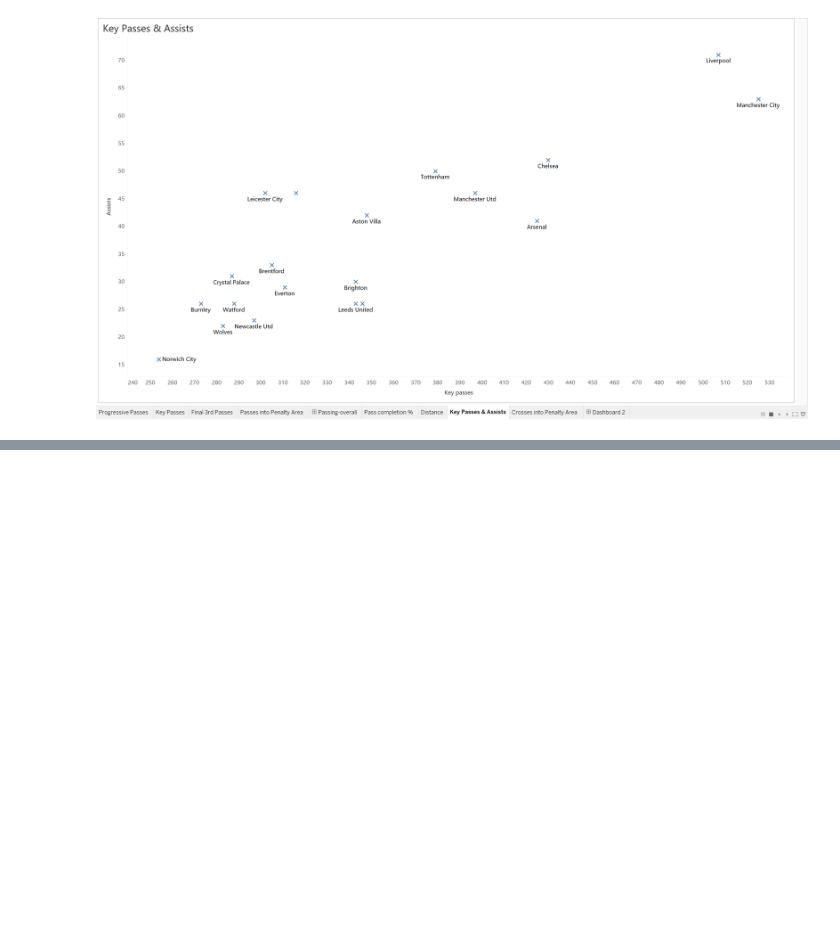
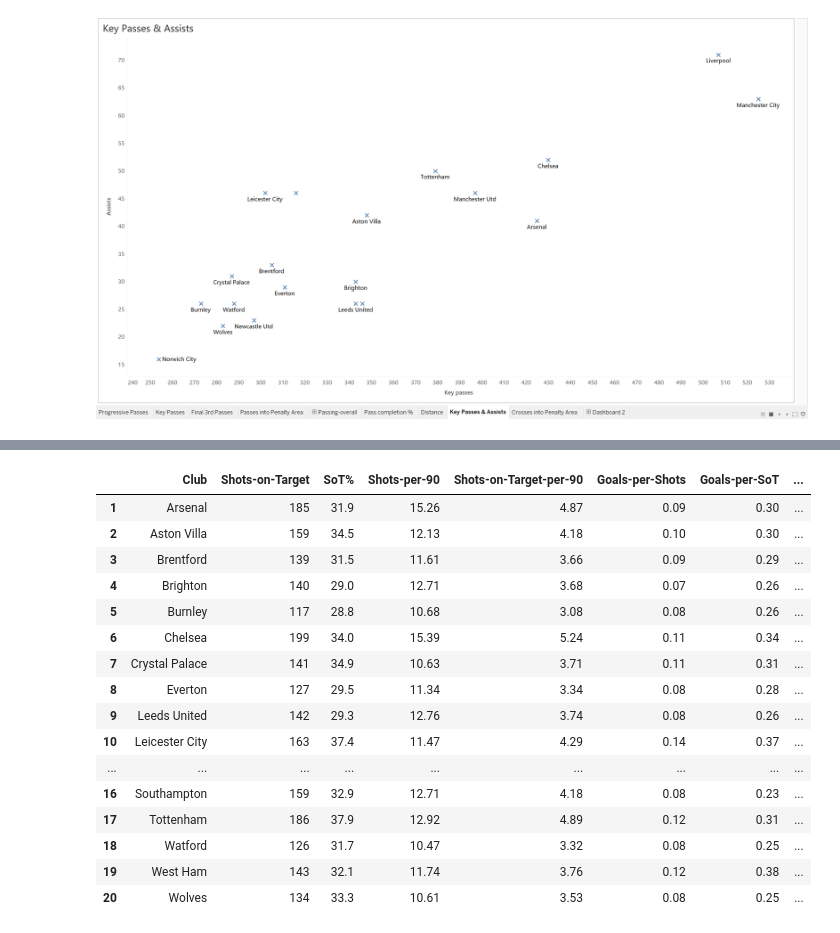
Before and after one commit to htuteja04/EDA, a Jupyter notebook: Notebooks/PL.ipynb, the cells around one changed output, grey strips where cells are left out. Cells and saved outputs as stored; diff of their text form; code cells hidden in the pictures; blank space fills up the shorter version.

```diff
--- a/Notebooks/PL.ipynb
+++ b/Notebooks/PL.ipynb
@@ -813,0 +888,22 @@ Passing.to_csv('../Datasets/PL/Passing-mod.csv')
+# %%
+Shooting = Shooting.drop(Shooting.iloc[:,1:3],axis=1)
+# %%
+Shooting
+# %% [output]
+|  | Club | Shots-on-Target | SoT% | Shots-per-90 | Shots-on-Target-per-90 | Goals-per-Shots | Goals-per-SoT | ... |
+| 1 | Arsenal | 185 | 31.9 | 15.26 | 4.87 | 0.09 | 0.30 | ... |
+| 2 | Aston Villa | 159 | 34.5 | 12.13 | 4.18 | 0.10 | 0.30 | ... |
+| 3 | Brentford | 139 | 31.5 | 11.61 | 3.66 | 0.09 | 0.29 | ... |
+| 4 | Brighton | 140 | 29.0 | 12.71 | 3.68 | 0.07 | 0.26 | ... |
+| 5 | Burnley | 117 | 28.8 | 10.68 | 3.08 | 0.08 | 0.26 | ... |
+| 6 | Chelsea | 199 | 34.0 | 15.39 | 5.24 | 0.11 | 0.34 | ... |
+| 7 | Crystal Palace | 141 | 34.9 | 10.63 | 3.71 | 0.11 | 0.31 | ... |
+| 8 | Everton | 127 | 29.5 | 11.34 | 3.34 | 0.08 | 0.28 | ... |
+| 9 | Leeds United | 142 | 29.3 | 12.76 | 3.74 | 0.08 | 0.26 | ... |
+| 10 | Leicester City | 163 | 37.4 | 11.47 | 4.29 | 0.14 | 0.37 | ... |
+| ... | ... | ... | ... | ... | ... | ... | ... | ... |
+| 16 | Southampton | 159 | 32.9 | 12.71 | 4.18 | 0.08 | 0.23 | ... |
+| 17 | Tottenham | 186 | 37.9 | 12.92 | 4.89 | 0.12 | 0.31 | ... |
+| 18 | Watford | 126 | 31.7 | 10.47 | 3.32 | 0.08 | 0.25 | ... |
+| 19 | West Ham | 143 | 32.1 | 11.74 | 3.76 | 0.12 | 0.38 | ... |
+| 20 | Wolves | 134 | 33.3 | 10.61 | 3.53 | 0.08 | 0.25 | ... |
```
Also changed, not shown: parts of 7 cells of this notebook, 1 other file.
